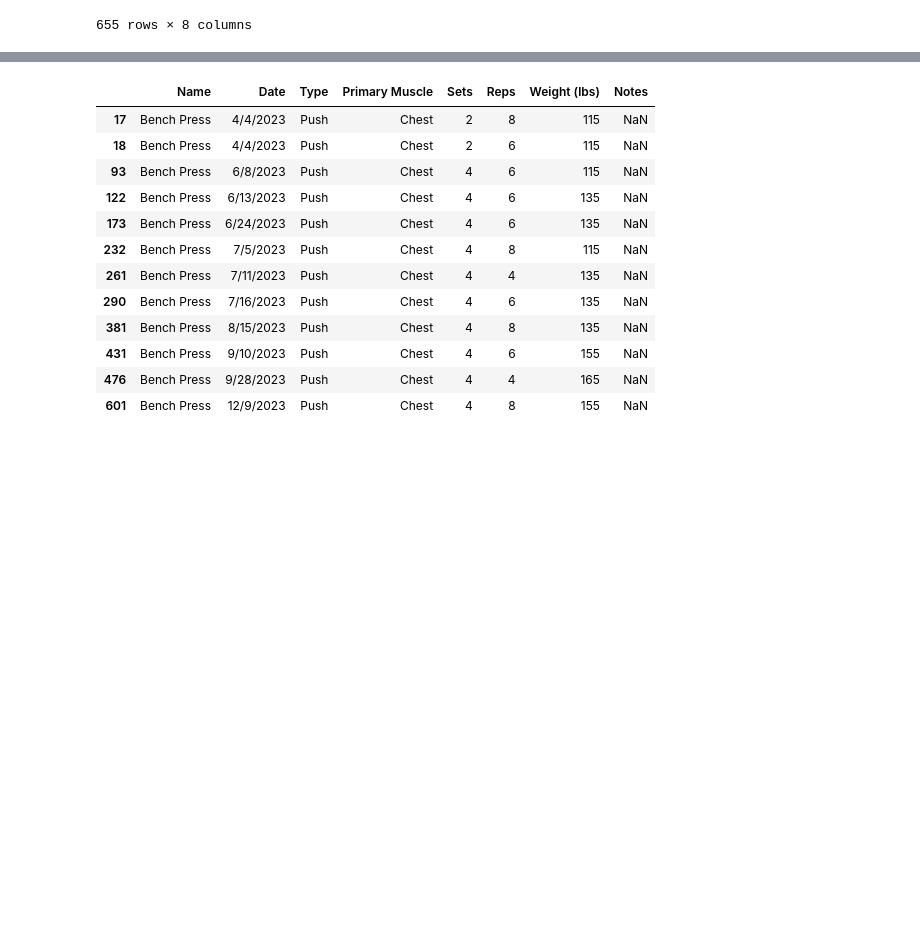
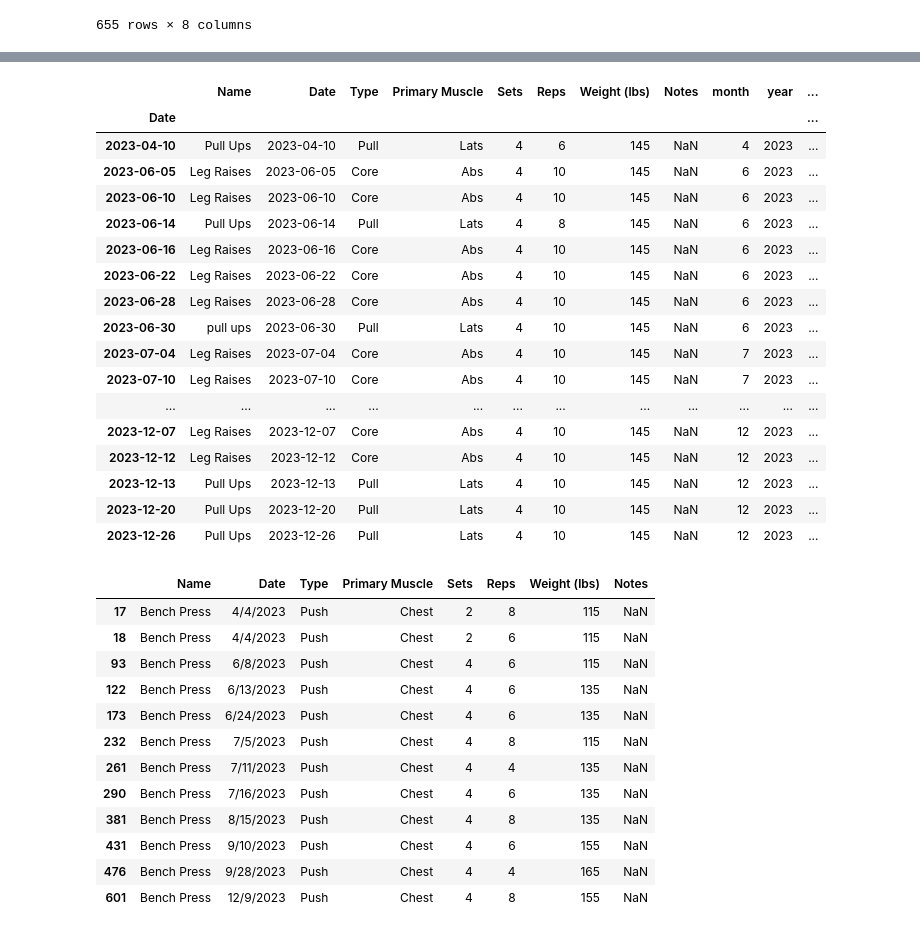
Before and after one commit to ryanjewik/Gym-Analytics, a Jupyter notebook: gym-analytics.ipynb, the cells around one changed output, grey strips where cells are left out. Cells and saved outputs as stored; diff of their text form; code cells hidden in the pictures; blank space fills up the shorter version.

```diff
--- a/gym-analytics.ipynb
+++ b/gym-analytics.ipynb
@@ -21,3 +71,24 @@ df
+# %%
+df[df['Weight (lbs)'] == 145]
+# %% [output]
+|  | Name | Date | Type | Primary Muscle | Sets | Reps | Weight (lbs) | Notes | month | year | ... |
+| Date |  |  |  |  |  |  |  |  |  |  | ... |
+| 2023-04-10 | Pull Ups | 2023-04-10 | Pull | Lats | 4 | 6 | 145 | NaN | 4 | 2023 | ... |
+| 2023-06-05 | Leg Raises | 2023-06-05 | Core | Abs | 4 | 10 | 145 | NaN | 6 | 2023 | ... |
+| 2023-06-10 | Leg Raises | 2023-06-10 | Core | Abs | 4 | 10 | 145 | NaN | 6 | 2023 | ... |
+| 2023-06-14 | Pull Ups | 2023-06-14 | Pull | Lats | 4 | 8 | 145 | NaN | 6 | 2023 | ... |
+| 2023-06-16 | Leg Raises | 2023-06-16 | Core | Abs | 4 | 10 | 145 | NaN | 6 | 2023 | ... |
+| 2023-06-22 | Leg Raises | 2023-06-22 | Core | Abs | 4 | 10 | 145 | NaN | 6 | 2023 | ... |
+| 2023-06-28 | Leg Raises | 2023-06-28 | Core | Abs | 4 | 10 | 145 | NaN | 6 | 2023 | ... |
+| 2023-06-30 | pull ups | 2023-06-30 | Pull | Lats | 4 | 10 | 145 | NaN | 6 | 2023 | ... |
+| 2023-07-04 | Leg Raises | 2023-07-04 | Core | Abs | 4 | 10 | 145 | NaN | 7 | 2023 | ... |
+| 2023-07-10 | Leg Raises | 2023-07-10 | Core | Abs | 4 | 10 | 145 | NaN | 7 | 2023 | ... |
+| ... | ... | ... | ... | ... | ... | ... | ... | ... | ... | ... | ... |
+| 2023-12-07 | Leg Raises | 2023-12-07 | Core | Abs | 4 | 10 | 145 | NaN | 12 | 2023 | ... |
+| 2023-12-12 | Leg Raises | 2023-12-12 | Core | Abs | 4 | 10 | 145 | NaN | 12 | 2023 | ... |
+| 2023-12-13 | Pull Ups | 2023-12-13 | Pull | Lats | 4 | 10 | 145 | NaN | 12 | 2023 | ... |
+| 2023-12-20 | Pull Ups | 2023-12-20 | Pull | Lats | 4 | 10 | 145 | NaN | 12 | 2023 | ... |
+| 2023-12-26 | Pull Ups | 2023-12-26 | Pull | Lats | 4 | 10 | 145 | NaN | 12 | 2023 | ... |
 # %%
 exercise = df[df['Name'] == "Bench Press"]
 # %%
```
Also changed, not shown: parts of 11 cells of this notebook, 1 other file.
